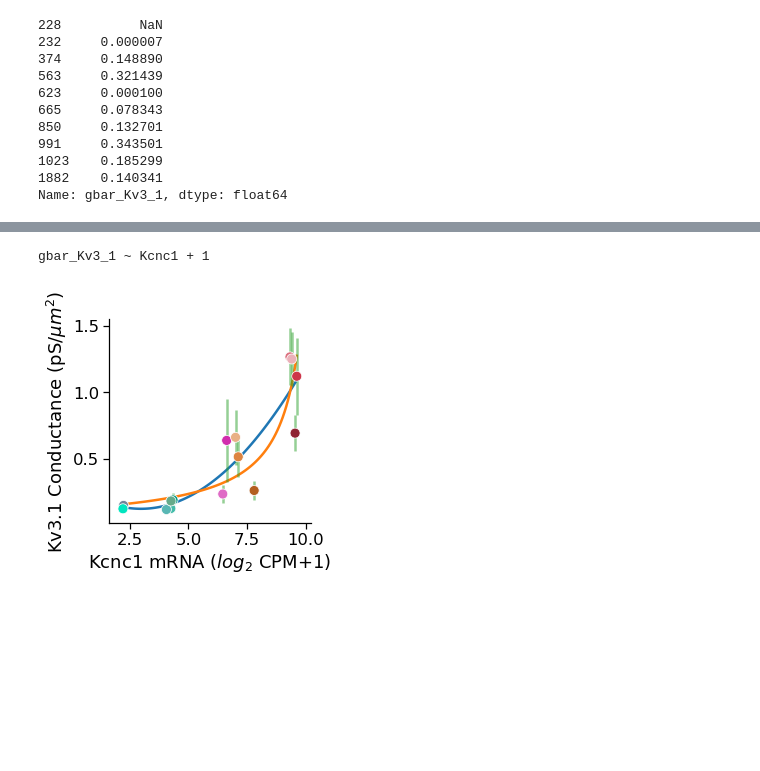
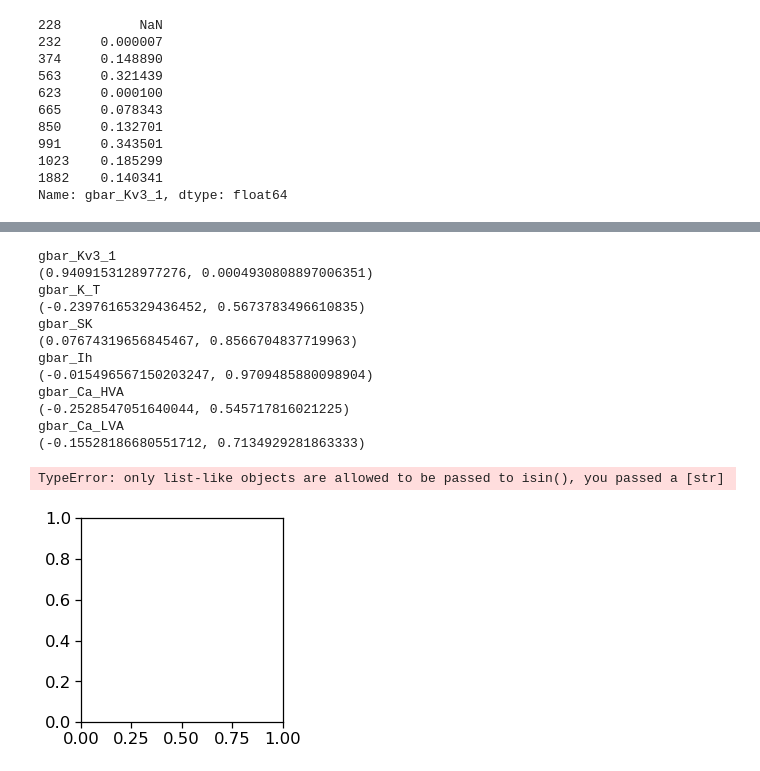
Before and after one commit to allen19981/Conductance_Parameter, a Jupyter notebook: Predictive_comparison.ipynb, the cells around one changed output, grey strips where cells are left out. Drawn from its saved outputs; the diff is of its cells as text; code cells hidden in the pictures; blank space fills up the shorter version.

Commit message:
more work on prediction models

```diff
--- a/Predictive_comparison.ipynb
+++ b/Predictive_comparison.ipynb
@@ -202,13 +211,26 @@ def create_cre_conductance(parameter_type, df):
     cre_conductance_filtered = cre_conductance_filtered.loc[cre_color_inc_4 , : ]
     return cre_conductance_filtered
 
-def create_gene_spec_filtered(gene_symbol):
-    gene_id = int(gene_channel_vgic[gene_channel_vgic['MGI symbol'] == gene_symbol]['Mouse Entrez Gene'])
-    gene_spec = transcriptome_df.loc[gene_id]
-    gene_spec_filtered = pd.DataFrame(gene_spec.loc[cre_color_inc_4])
-    return gene_spec_filtered, gene_id
+def create_gene_spec_filtered(gene_symbol_list):
+
+    gene_symbol_list_curr = gene_symbol_list
+
+    new_df = gene_channel_vgic[gene_channel_vgic['MGI symbol'].isin(gene_symbol_list_curr)]
+    gene_id_list = list(map(int, new_df['Mouse Entrez Gene'].values))
+
+    gene_spec = transcriptome_df.filter(items = gene_id_list, axis = 0)
+
+    gene_spec_filtered = gene_spec.filter(items = cre_color_inc_4, axis = 1)
+    gene_spec_filtered = gene_spec_filtered.transpose()
+    return gene_spec_filtered, gene_id_list
 
 def rename_graph_spec(graph_spec):
     renaming_index = palette_builder(cre_color_inc_4, shortened_color)
     graph_spec.rename(index = renaming_index,
                                  inplace = True)
+# %%
+gene_symbol_list = ['Kcnc1', 'Kcnc2']
+gene_spec_filtered, gene_id_list = create_gene_spec_filtered(gene_symbol_list)
+shortened_color
+create_graph_spec('gbar_Kv3_1', gene_symbol_list, sep_layer_cre_parameter_df)
+#gene_channel_vgic.head()
@@ -215,10 +254,10 @@ def rename_graph_spec(graph_spec):
 # %%
-def create_graph_spec(parameter_type, gene_symbol, df):
+def create_graph_spec(parameter_type, gene_symbol_list, df):
     cre_conductance_filtered = create_cre_conductance(parameter_type, df)
 
-    gene_spec_filtered, gene_id = create_gene_spec_filtered(gene_symbol)
+    gene_spec_filtered, gene_id = create_gene_spec_filtered(gene_symbol_list)
 
-    graph_spec = pd.concat([cre_conductance_filtered, gene_spec_filtered], axis = 1)
+    graph_spec = cre_conductance_filtered.merge(gene_spec_filtered, left_index = True, right_index = True)
 
     rename_graph_spec(graph_spec)
 
@@ -277,7 +316,7 @@ def predict(parameter_type, gene_symbol, df, xlabel, ylabel,
         _ = plt.plot(xp, predicted_vals, '-', zorder=1)
 #         predicted_vals = gamma_results.predict(graph_spec_new[gene_symbol])
 #         _ = plt.plot(graph_spec_new[gene_symbol], predicted_vals, '.', zorder=1)
-        predicted = gamma_results.predict(new_cpm_Cux.loc['Kcnc1'])
+        predicted = gamma_results.predict(new_cpm_Cux.loc[gene_symbol])
 
 
     # plot data points
@@ -316,19 +508,51 @@ def predict(parameter_type, gene_symbol, df, xlabel, ylabel,
+# %%
+from scipy.stats.stats import pearsonr
+new_new_df = new_new_df.groupby(['mouse_line', 'source']).agg({'gbar_Kv3_1': 'median', 'gbar_SK': 'median',
+                                                  'gbar_K_T': 'median', 'gbar_Ih': 'median',
+                                                     'gbar_Ca_HVA': 'median', 'gbar_Ca_LVA': 'median'}).reset_index()
+
+
+for cond in related_RNA.keys():
+    print(cond)
+    me_vals = new_new_df.loc[new_new_df['source'] == 'ME'][cond]
+    #print(me_vals)
+    t_vals = new_new_df.loc[new_new_df['source'] == 'T'][cond]
+    #print(t_vals)
+    print(pearsonr(me_vals, t_vals[0:8]))
+
+    # })
+# m.name = 'MEDIAN'
+
+# print df.join(m, on=['COL1', 'COL2'])
+# %% [output]
+gbar_Kv3_1
+(0.9409153128977276, 0.0004930808897006351)
+gbar_K_T
+(-0.23976165329436452, 0.5673783496610835)
+gbar_SK
+(0.07674319656845467, 0.8566704837719963)
+gbar_Ih
+(-0.015496567150203247, 0.9709485880098904)
+gbar_Ca_HVA
+(-0.2528547051640044, 0.545717816021225)
+gbar_Ca_LVA
+(-0.15528186680551712, 0.7134929281863333)
 # %%
 import matplotlib.gridspec as gridspec
 # Initialize the grid with 3 rows and 3 columns
 ncols = 3
 nrows = 3
 fig = plt.figure(figsize = (13, 14))
 
 grid = gridspec.GridSpec(nrows, ncols,
                 left=0.1, bottom=0.15, right=0.94, top=0.94, wspace=0.45, hspace=0.45)
 
 
 ax1 = fig.add_subplot(grid[0, 0])
-ax1, predicted = predict('gbar_Kv3_1', 'Kcnc1', sep_layer_cre_parameter_df, 'Kcnc1 mRNA ($log_2$ CPM+1)', 'Kv3.1 Conductance (pS/$\mu m^2$)', show_legend= False, poly_deg=2)
+ax1, predicted = predict('gbar_SK', 'Kcnn2', sep_layer_cre_parameter_df, 'Kcnn2 mRNA ($log_2$ CPM+1)', 'Kv3.1 Conductance (pS/$\mu m^2$)', show_legend= False, poly_deg=2)
 # %% [output]
-gbar_Kv3_1 ~ Kcnc1 + 1
+TypeError: only list-like objects are allowed to be passed to isin(), you passed a [str]
-[figure, old version]
+[figure, new version]
 # %%
 ncols = 2
 nrows = 1
```
Also changed, not shown: parts of 13 cells of this notebook, 2 other files.
